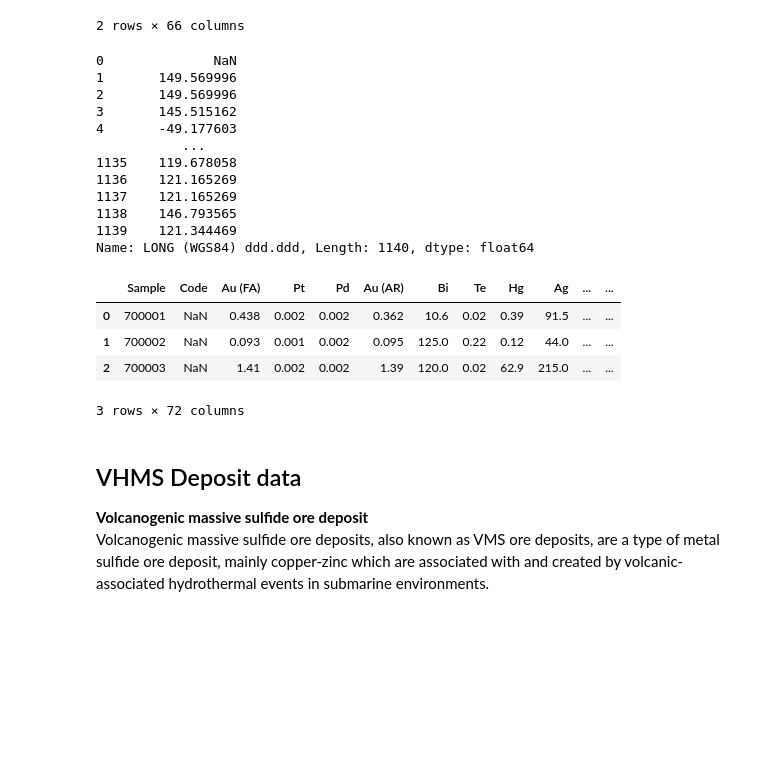
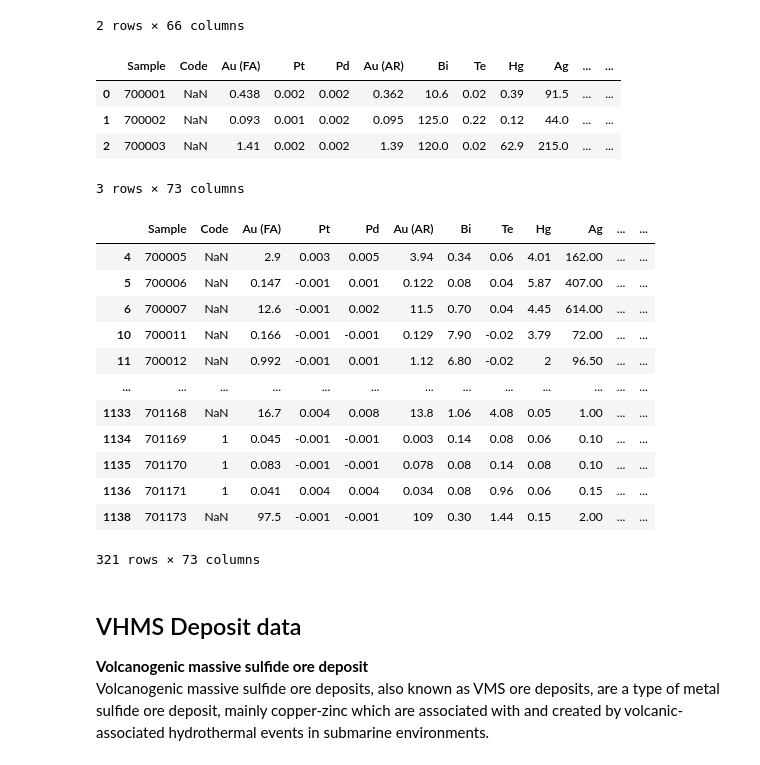
Before and after one commit to franticOreo/CriticalMinerals, a Jupyter notebook: eli/Osnaca_RF-Copy1.ipynb, the cells around one changed output. Saved outputs shown, nothing was run; the diff lists cells and outputs as text; code cells hidden in the pictures; blank space fills up the shorter version.

```diff
--- a/eli/Osnaca_RF-Copy1.ipynb
+++ b/eli/Osnaca_RF-Copy1.ipynb
@@ -24,22 +24,6 @@ osnaca_metadata_sheet1.head(2)
 | 0 | NaN | NaN | NaN | NaN | NaN | NaN | NaN | NaN | ... |
 | 1 | 700001.0 | NaN | Woodlawn | Carl Brauhart | WLN | Australia | New South Wales | VHMS | ... |
 2 rows × 66 columns
-# %%
-osnaca_metadata_sheet1['LAT (WGS84) ddd.ddd']
-osnaca_metadata_sheet1['LONG (WGS84) ddd.ddd']
-# %% [output]
-0              NaN
-1       149.569996
-2       149.569996
-3       145.515162
-4       -49.177603
-           ...
-1135    119.678058
-1136    121.165269
-1137    121.165269
-1138    146.793565
-1139    121.344469
-Name: LONG (WGS84) ddd.ddd, Length: 1140, dtype: float64
 # %%
 # Remove to avoid confusion of column similarity to `Sample` from osnaca.
 osnaca_metadata_sheet1 = osnaca_metadata_sheet1.drop(columns=['SAMPLE CODE'])
@@ -48,7 +32,7 @@ osnaca_metadata_sheet1.rename(columns={'OSNACA Number': 'Sample',
                                       'LAT (WGS84) ddd.ddd': 'LAT',
                                       'LONG (WGS84) ddd.ddd': 'LONG'}, inplace=True)
 # Merge the Class feature onto osnaca data.
-osnaca = osnaca.merge(osnaca_metadata_sheet1[['Sample','Class', 'LAT', 'LONG']], on='Sample')
+osnaca = osnaca.merge(osnaca_metadata_sheet1[['Sample','Class', 'LAT', 'LONG', 'State']], on='Sample')
 
 osnaca.head(3)
 # %% [output]
@@ -56,7 +40,23 @@ osnaca.head(3)
 | 0 | 700001 | NaN | 0.438 | 0.002 | 0.002 | 0.362 | 10.6 | 0.02 | 0.39 | 91.5 | ... | ... |
 | 1 | 700002 | NaN | 0.093 | 0.001 | 0.002 | 0.095 | 125.0 | 0.22 | 0.12 | 44.0 | ... | ... |
 | 2 | 700003 | NaN | 1.41 | 0.002 | 0.002 | 1.39 | 120.0 | 0.02 | 62.9 | 215.0 | ... | ... |
-3 rows × 72 columns
+3 rows × 73 columns
+# %%
+osnaca[osnaca['State'] == 'Western Australia']
+# %% [output]
+|  | Sample | Code | Au (FA) | Pt | Pd | Au (AR) | Bi | Te | Hg | Ag | ... | ... |
+| 4 | 700005 | NaN | 2.9 | 0.003 | 0.005 | 3.94 | 0.34 | 0.06 | 4.01 | 162.00 | ... | ... |
+| 5 | 700006 | NaN | 0.147 | -0.001 | 0.001 | 0.122 | 0.08 | 0.04 | 5.87 | 407.00 | ... | ... |
+| 6 | 700007 | NaN | 12.6 | -0.001 | 0.002 | 11.5 | 0.70 | 0.04 | 4.45 | 614.00 | ... | ... |
+| 10 | 700011 | NaN | 0.166 | -0.001 | -0.001 | 0.129 | 7.90 | -0.02 | 3.79 | 72.00 | ... | ... |
+| 11 | 700012 | NaN | 0.992 | -0.001 | 0.001 | 1.12 | 6.80 | -0.02 | 2 | 96.50 | ... | ... |
+| ... | ... | ... | ... | ... | ... | ... | ... | ... | ... | ... | ... | ... |
+| 1133 | 701168 | NaN | 16.7 | 0.004 | 0.008 | 13.8 | 1.06 | 4.08 | 0.05 | 1.00 | ... | ... |
+| 1134 | 701169 | 1 | 0.045 | -0.001 | -0.001 | 0.003 | 0.14 | 0.08 | 0.06 | 0.10 | ... | ... |
+| 1135 | 701170 | 1 | 0.083 | -0.001 | -0.001 | 0.078 | 0.08 | 0.14 | 0.08 | 0.10 | ... | ... |
+| 1136 | 701171 | 1 | 0.041 | 0.004 | 0.004 | 0.034 | 0.08 | 0.96 | 0.06 | 0.15 | ... | ... |
+| 1138 | 701173 | NaN | 97.5 | -0.001 | -0.001 | 109 | 0.30 | 1.44 | 0.15 | 2.00 | ... | ... |
+321 rows × 73 columns
 # %% [markdown]
 ## VHMS Deposit data
 **Volcanogenic massive sulfide ore deposit** <br>
```
Also changed, not shown: parts of 17 cells of this notebook, 2 other files.
